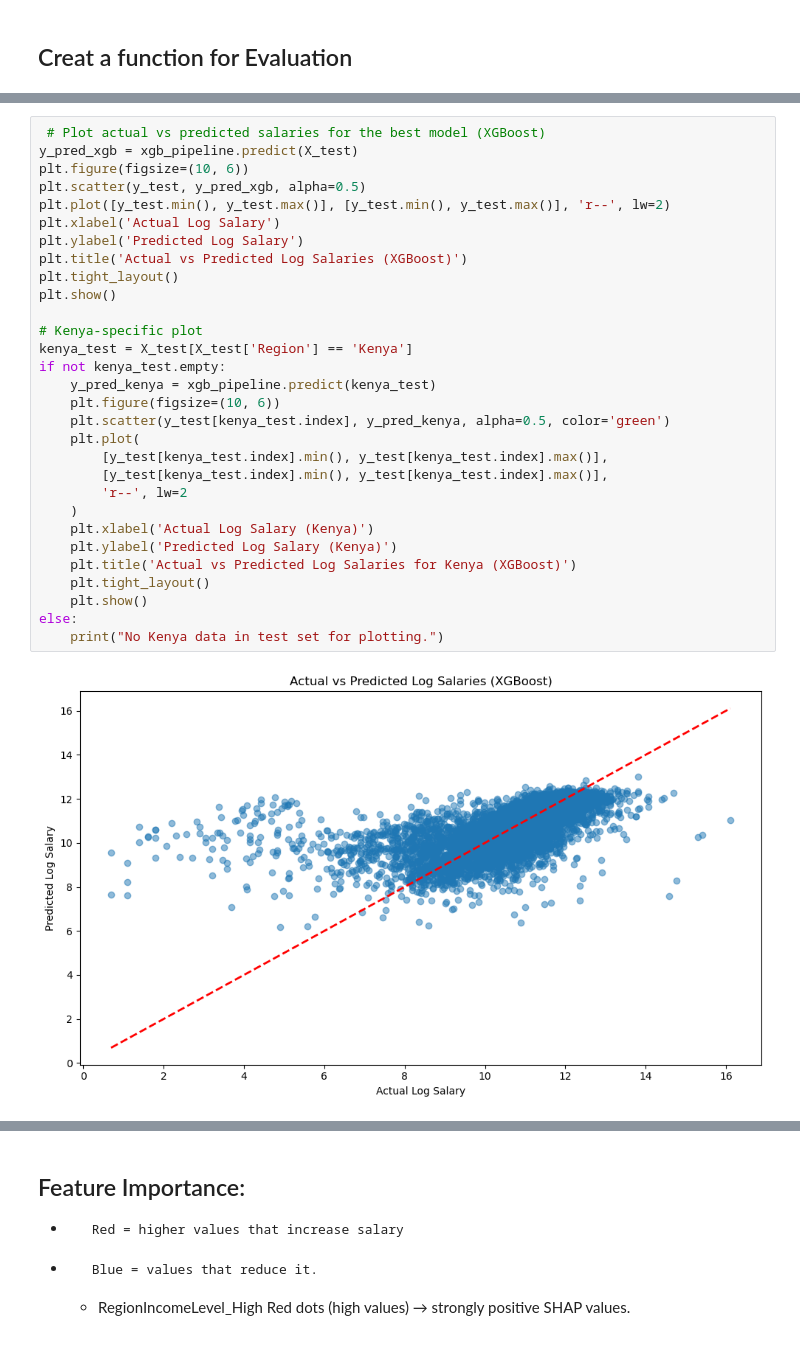
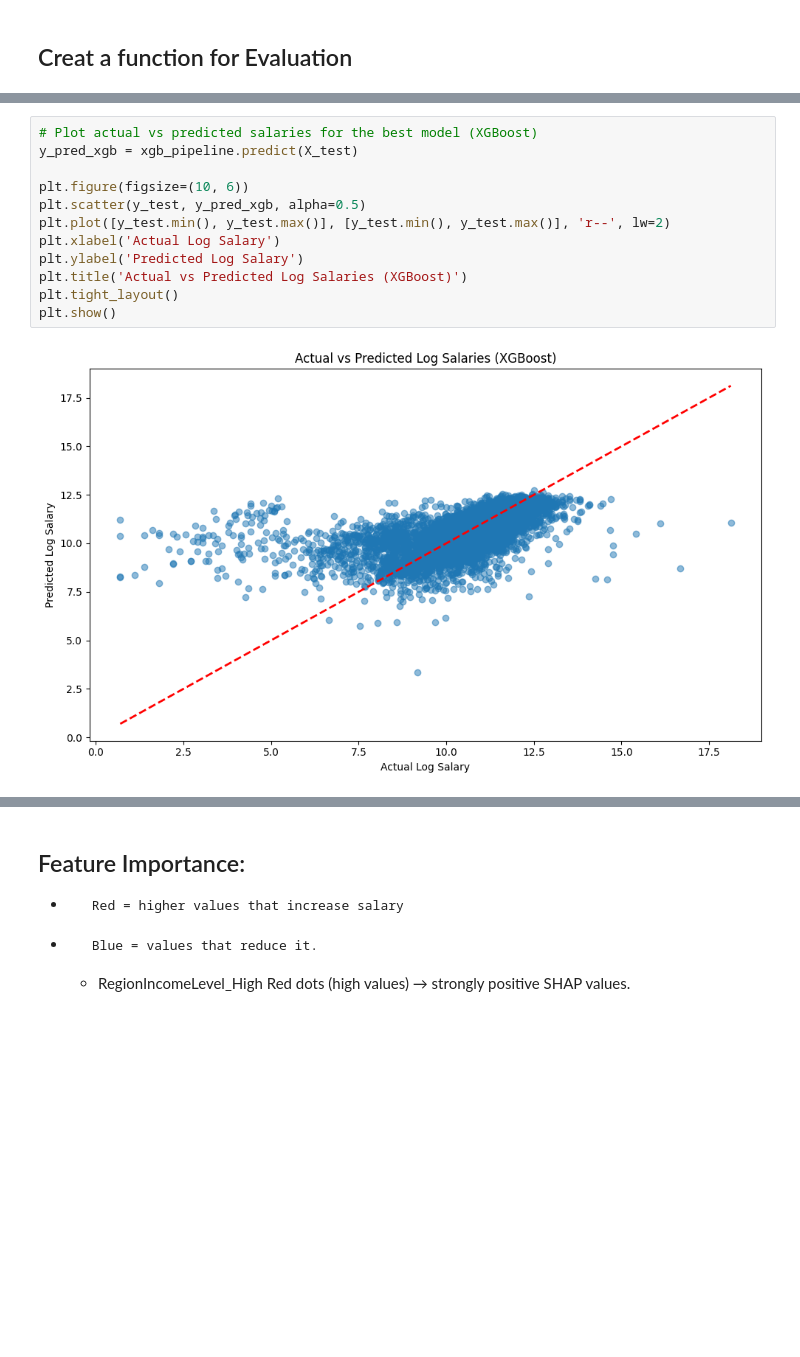
Before and after one commit to Owiti-Charles/Developers-Salary-Predictor, a Jupyter notebook: notebook.ipynb, the cells around one changed output, grey strips where cells are left out. Saved outputs shown, nothing was run; the diff lists cells and outputs as text; blank space fills up the shorter version.

```diff
--- a/notebook.ipynb
+++ b/notebook.ipynb
@@ -1346,33 +1324,15 @@ What the Results Mean
 - R2 Score: Shows how well the model explains salary variation.
 # %%
- # Plot actual vs predicted salaries for the best model (XGBoost)
+# Plot actual vs predicted salaries for the best model (XGBoost)
 y_pred_xgb = xgb_pipeline.predict(X_test)
+
 plt.figure(figsize=(10, 6))
 plt.scatter(y_test, y_pred_xgb, alpha=0.5)
 plt.plot([y_test.min(), y_test.max()], [y_test.min(), y_test.max()], 'r--', lw=2)
 plt.xlabel('Actual Log Salary')
 plt.ylabel('Predicted Log Salary')
 plt.title('Actual vs Predicted Log Salaries (XGBoost)')
 plt.tight_layout()
 plt.show()
-
-# Kenya-specific plot
-kenya_test = X_test[X_test['Region'] == 'Kenya']
-if not kenya_test.empty:
-    y_pred_kenya = xgb_pipeline.predict(kenya_test)
-    plt.figure(figsize=(10, 6))
-    plt.scatter(y_test[kenya_test.index], y_pred_kenya, alpha=0.5, color='green')
-    plt.plot(
-        [y_test[kenya_test.index].min(), y_test[kenya_test.index].max()],
-        [y_test[kenya_test.index].min(), y_test[kenya_test.index].max()],
-        'r--', lw=2
-    )
-    plt.xlabel('Actual Log Salary (Kenya)')
-    plt.ylabel('Predicted Log Salary (Kenya)')
-    plt.title('Actual vs Predicted Log Salaries for Kenya (XGBoost)')
-    plt.tight_layout()
-    plt.show()
-else:
-    print("No Kenya data in test set for plotting.")
 # %% [output]
-[figure, old version]
+[figure, new version]
```
Also changed, not shown: parts of 24 cells of this notebook.
